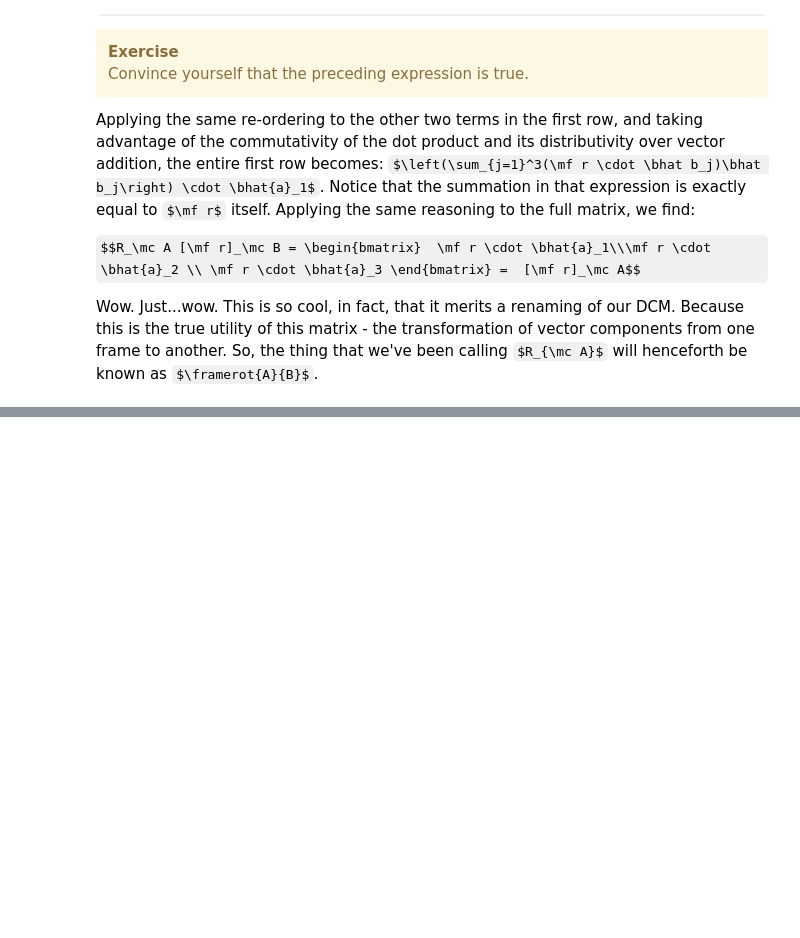
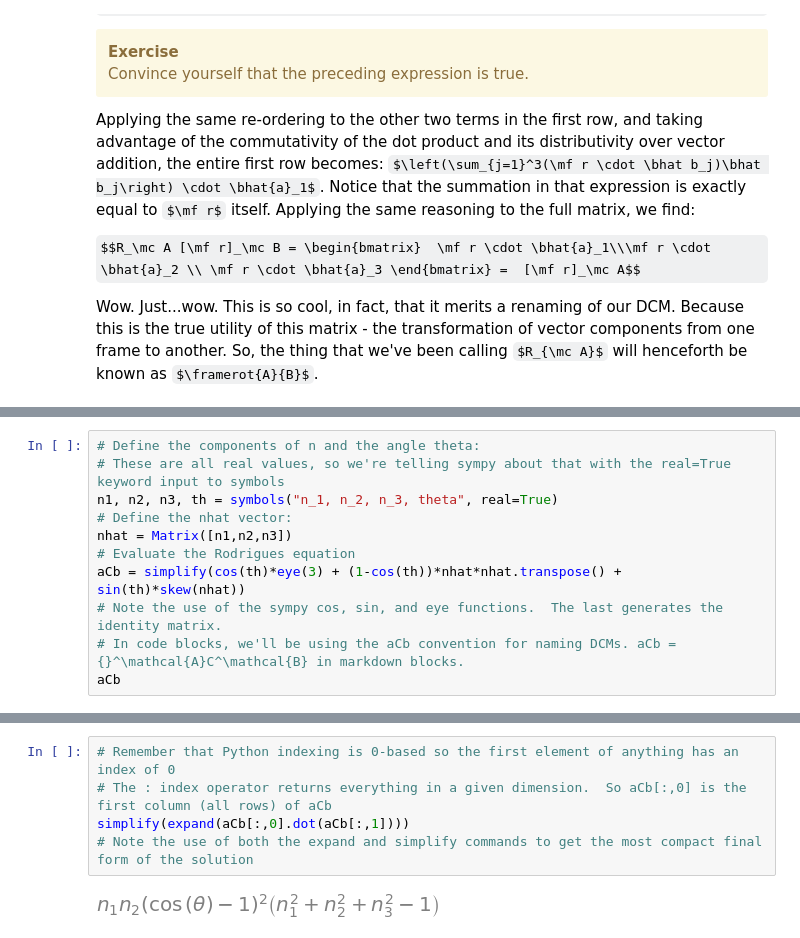
Before and after one commit to dsavransky/astrodynamicsbook, a Jupyter notebook: Notebooks/04-Simple Rotations.ipynb, the cells around one changed output, grey strips where cells are left out. Cells and saved outputs as stored; diff of their text form; some formulas as TeX source; blank space fills up the shorter version.

```diff
--- a/Notebooks/04-Simple Rotations.ipynb
+++ b/Notebooks/04-Simple Rotations.ipynb
@@ -176,0 +187,11 @@ This is incredibly powerful.  We have suddenly gained the ability to easily tran
+# %%
+# Define the components of n and the angle theta:
+# These are all real values, so we're telling sympy about that with the real=True keyword input to symbols
+n1, n2, n3, th = symbols("n_1, n_2, n_3, theta", real=True)
+# Define the nhat vector:
+nhat = Matrix([n1,n2,n3])
+# Evaluate the Rodrigues equation
+aCb = simplify(cos(th)*eye(3) + (1-cos(th))*nhat*nhat.transpose() + sin(th)*skew(nhat))
+# Note the use of the sympy cos, sin, and eye functions.  The last generates the identity matrix.
+# In code blocks, we'll be using the aCb convention for naming DCMs. aCb = {}^\mathcal{A}C^\mathcal{B} in markdown blocks.
+aCb
@@ -176,0 +269,7 @@ This is incredibly powerful.  We have suddenly gained the ability to easily tran
+# %%
+# Remember that Python indexing is 0-based so the first element of anything has an index of 0
+# The : index operator returns everything in a given dimension.  So aCb[:,0] is the first column (all rows) of aCb
+simplify(expand(aCb[:,0].dot(aCb[:,1])))
+# Note the use of both the expand and simplify commands to get the most compact final form of the solution
+# %% [output]
+[figure, added]
```
Also changed, not shown: parts of 24 cells of this notebook, 9 other files.
